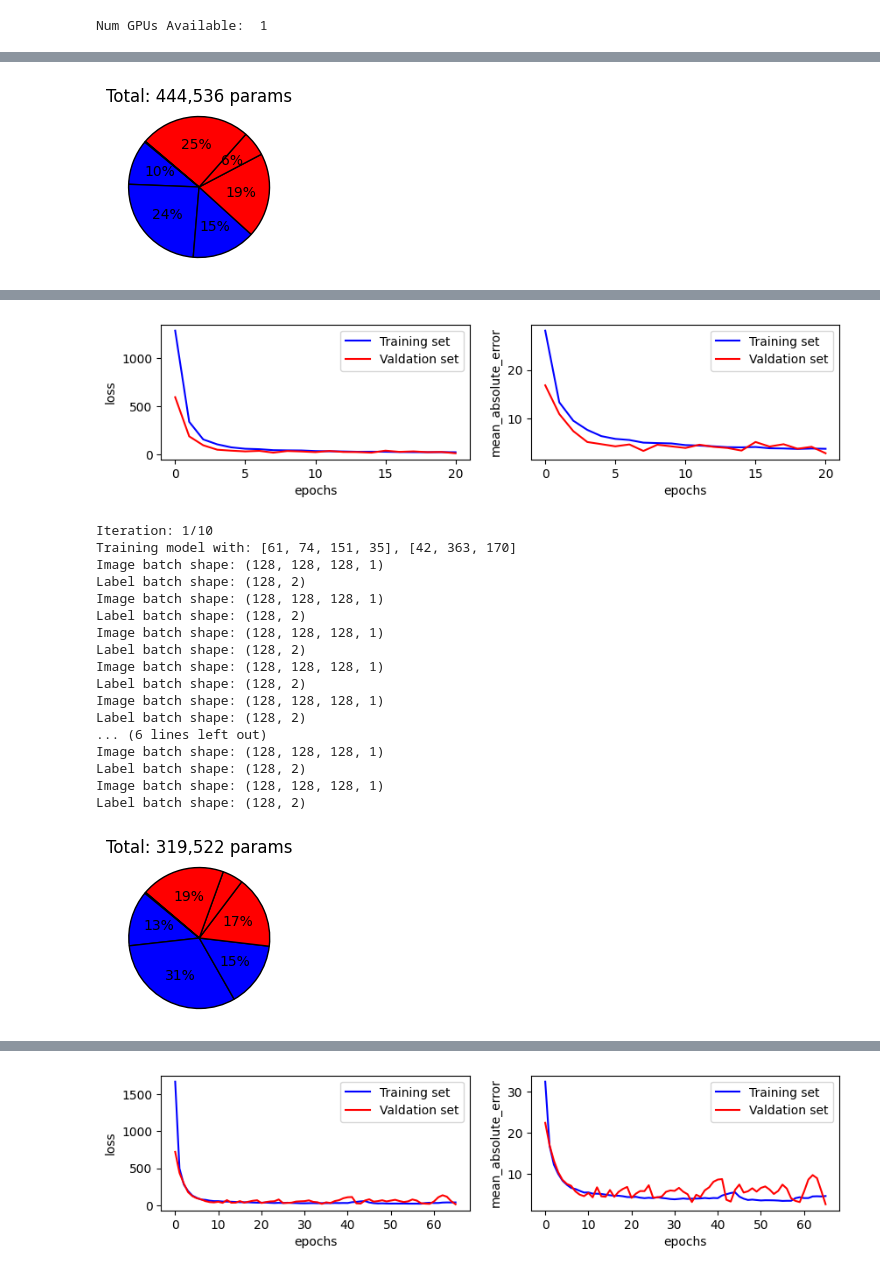
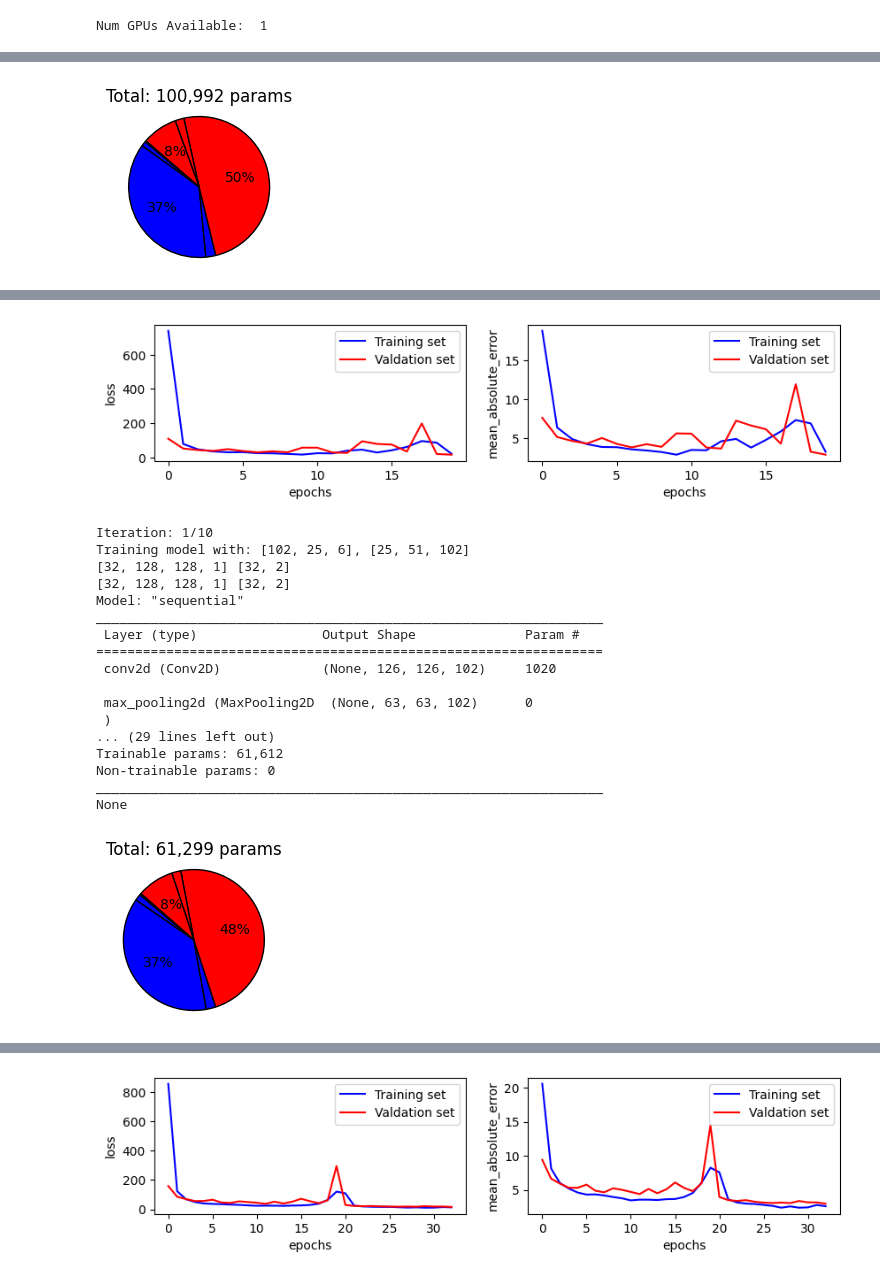
Before and after one commit to alessio-maffioletti/matura, a Jupyter notebook: main_script.ipynb, the cells around one changed output, grey strips where cells are left out. Saved outputs shown, nothing was run; the diff lists cells and outputs as text; code cells hidden in the pictures.

Commit message:
batch size

```diff
--- a/main_script.ipynb
+++ b/main_script.ipynb
@@ -19,10 +20,10 @@ dataset1_generator = dataset1_generator.generate_dataset(dataset1_folder + 'coor
                                                          )
 # %%
-conv_layers = [64,80,150,48]
-dense_layers = [50,512,220]
+conv_layers = [128,32,8]
+dense_layers = [32,64,128]
 target = 3
 model = section1()
 optimizer = opt.Optimizer()
-best_conv, best_dense, iter_num = optimizer.optimize(model=model, conv_layers=conv_layers, dense_layers=dense_layers, target=target, max_iter=10, random_factor=(0.7, 1.05), max_failed_trains=2)
+best_conv, best_dense, iter_num = optimizer.optimize(model, conv_layers, dense_layers, target, 'coords.tfrecord', 'coords_test.tfrecord', batch_size=32, max_iter=10, max_failed_trains=2)
 # %% [output]
 Iteration: 0/10
@@ -45 +46 @@ Label batch shape: (128, 2)
-[figure, old version]
+[figure, new version]
@@ -50,20 +51,20 @@ Training time: 54.9s
 The history has the following data:  dict_keys(['loss', 'mean_absolute_error', 'val_loss', 'val_mean_absolute_error'])
-[figure, old version]
+[figure, new version]
 Iteration: 1/10
-Training model with: [61, 74, 151, 35], [42, 363, 170]
-Image batch shape: (128, 128, 128, 1)
-Label batch shape: (128, 2)
-Image batch shape: (128, 128, 128, 1)
-Label batch shape: (128, 2)
-Image batch shape: (128, 128, 128, 1)
-Label batch shape: (128, 2)
-Image batch shape: (128, 128, 128, 1)
-Label batch shape: (128, 2)
-Image batch shape: (128, 128, 128, 1)
-Label batch shape: (128, 2)
-... (6 lines left out)
-Image batch shape: (128, 128, 128, 1)
-Label batch shape: (128, 2)
-Image batch shape: (128, 128, 128, 1)
-Label batch shape: (128, 2)
+Training model with: [102, 25, 6], [25, 51, 102]
+[32, 128, 128, 1] [32, 2]
+[32, 128, 128, 1] [32, 2]
+Model: "sequential"
+_________________________________________________________________
+ Layer (type)                Output Shape              Param #
+=================================================================
+ conv2d (Conv2D)             (None, 126, 126, 102)     1020
+
+ max_pooling2d (MaxPooling2D  (None, 63, 63, 102)      0
+ )
+... (29 lines left out)
+Trainable params: 61,612
+Non-trainable params: 0
+_________________________________________________________________
+None
-[figure, old version]
+[figure, new version]
@@ -74,3 +75,3 @@ Training time: 155.8s
 The history has the following data:  dict_keys(['loss', 'mean_absolute_error', 'val_loss', 'val_mean_absolute_error'])
-[figure, old version]
+[figure, new version]
 Iteration: 2/10
```
Also changed, not shown: parts of 6 cells of this notebook, 5 other files.
